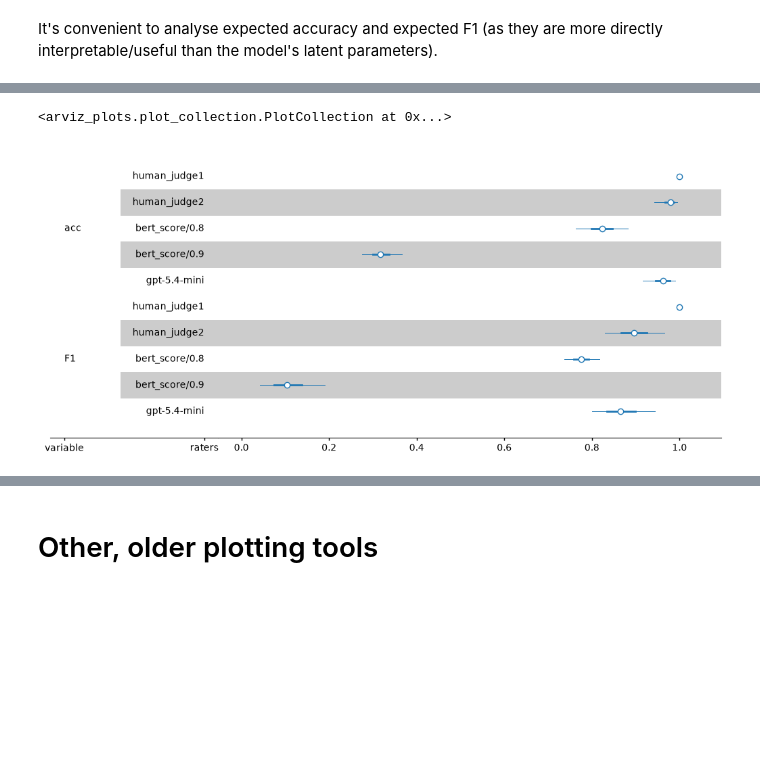
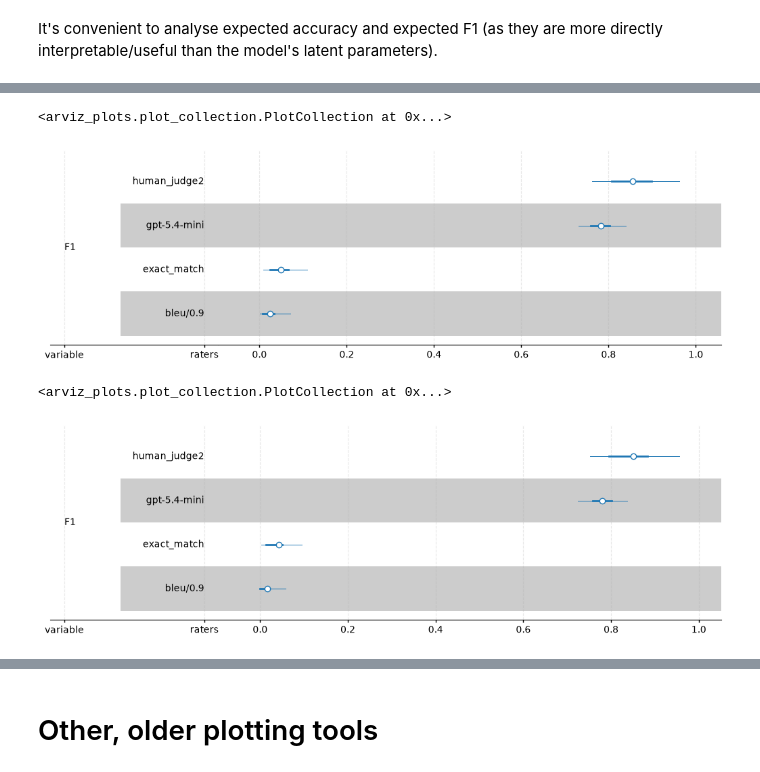
Before and after one commit to probabll/buqeval, a Jupyter notebook: BDA-F1.ipynb, the cells around one changed output, grey strips where cells are left out. Saved outputs shown, nothing was run; the diff lists cells and outputs as text; code cells hidden in the pictures; blank space fills up the shorter version.

```diff
--- a/BDA-F1.ipynb
+++ b/BDA-F1.ipynb
@@ -453,3 +451,6 @@ samples = predictive(
     oracle_prior=oracle_prior,
     nonoracle_prior=nonoracle_prior,
 )
+# %%
+for k, v in pred_samples.items():
+    print(k, v.shape)
@@ -520,7 +543,7 @@ inf['p0'].shape, inf['TP'].shape, inf.keys()
 # %%
 infdata = az.from_dict(
     {
-        'posterior': {k: v.reshape(2, -1, len(data.raters))for k, v in inf.items()}
+        'posterior': {k: v.reshape(NUM_CHAINS, -1, len(data.raters))for k, v in inf.items()}
     },
     dims={
         'p0': ['raters'],
@@ -541,6 +568,8 @@ infdata = az.from_dict(
 # %%
-# import matplotlib as mpl
-# mpl.rcParams["axes.grid"] = True
-# mpl.rcParams["axes.grid.axis"] = "x"   # only vertical lines
-# mpl.rcParams["grid.linestyle"] = "--"
-# mpl.rcParams["grid.alpha"] = 0.3
+import matplotlib as mpl
+mpl.rcParams["axes.grid"] = True
+mpl.rcParams["axes.grid.axis"] = "x"   # only vertical lines
+mpl.rcParams["grid.linestyle"] = "--"
+mpl.rcParams["grid.alpha"] = 0.3
+# %%
+az.rcParams["stats.ci_kind"]
@@ -547,14 +590,26 @@ infdata = az.from_dict(
+# %%
+az.plot_forest(
+    infdata.sel(raters=["human_judge2", "gpt-5.4-mini", "exact_match", 'bleu/0.9']),
+    var_names=['F1'],
+    shade_label="raters",
+    combined=True,
+)
+# %% [output]
+<arviz_plots.plot_collection.PlotCollection at 0x...>
+[figure, added]
 # %%
 az.plot_forest(
-    infdata,
-    var_names=['acc', 'F1'],
+    infdata.sel(raters=["human_judge2",  "gpt-5.4-mini", "exact_match", 'bleu/0.9']),
+    var_names=['F1'],
     shade_label="raters",
     combined=True,
     point_estimate="median",
+    ci_kind='hdi',
+    ci_probs=(0.5, 0.9)
 )
 # %% [output]
 <arviz_plots.plot_collection.PlotCollection at 0x...>
-[figure, old version]
+[figure, new version]
 # %%
 az.plot_forest(
     infdata,
```
Also changed, not shown: parts of 24 cells of this notebook, 3 other files.
